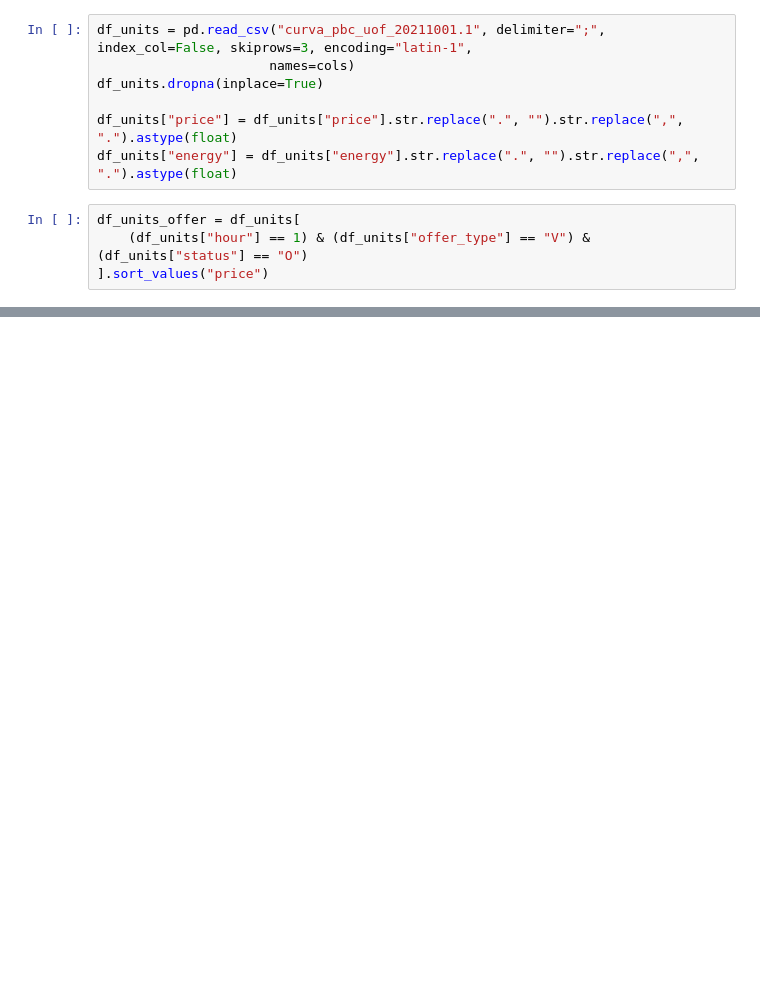
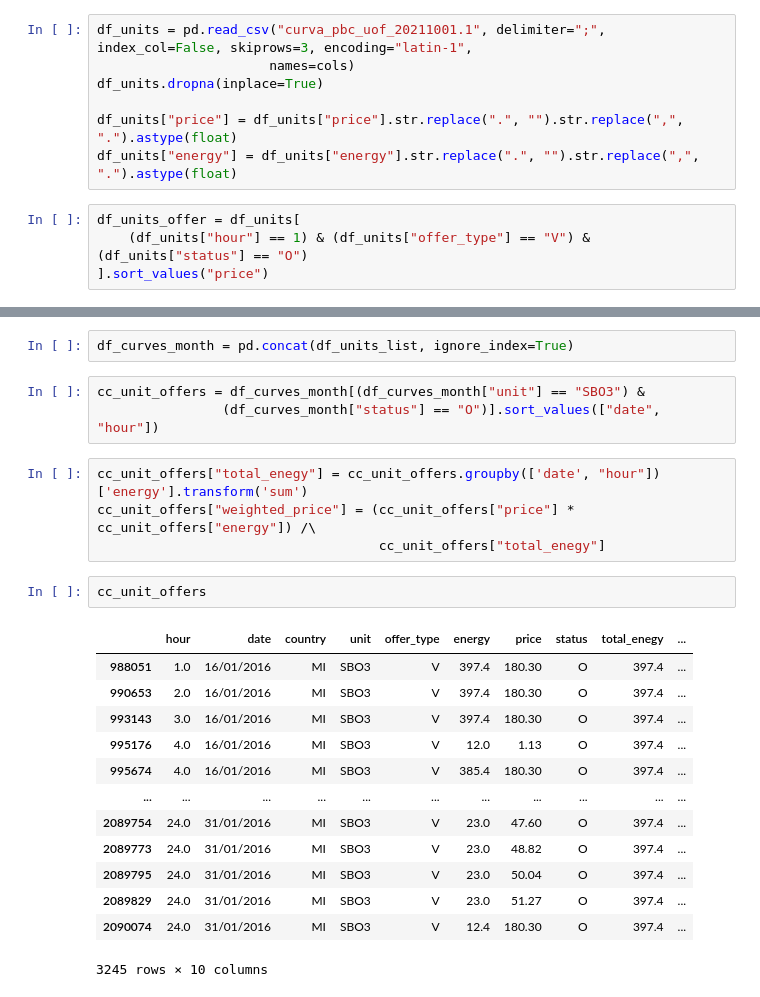
Before and after one commit to NonoMalpi/electricity, a Jupyter notebook: notebooks/AgentCurves.ipynb, the cells around one changed output, grey strips where cells are left out. Saved outputs shown, nothing was run; the diff lists cells and outputs as text; blank space fills up the shorter version.

```diff
--- a/notebooks/AgentCurves.ipynb
+++ b/notebooks/AgentCurves.ipynb
@@ -98,0 +100,25 @@ df_units_offer.head(50)
+# %%
+df_curves_month = pd.concat(df_units_list, ignore_index=True)
+# %%
+cc_unit_offers = df_curves_month[(df_curves_month["unit"] == "SBO3") &
+                (df_curves_month["status"] == "O")].sort_values(["date", "hour"])
+# %%
+cc_unit_offers["total_enegy"] = cc_unit_offers.groupby(['date', "hour"])['energy'].transform('sum')
+cc_unit_offers["weighted_price"] = (cc_unit_offers["price"] * cc_unit_offers["energy"]) /\
+                                    cc_unit_offers["total_enegy"]
+# %%
+cc_unit_offers
+# %% [output]
+|  | hour | date | country | unit | offer_type | energy | price | status | total_enegy | ... |
+| 988051 | 1.0 | 16/01/2016 | MI | SBO3 | V | 397.4 | 180.30 | O | 397.4 | ... |
+| 990653 | 2.0 | 16/01/2016 | MI | SBO3 | V | 397.4 | 180.30 | O | 397.4 | ... |
+| 993143 | 3.0 | 16/01/2016 | MI | SBO3 | V | 397.4 | 180.30 | O | 397.4 | ... |
+| 995176 | 4.0 | 16/01/2016 | MI | SBO3 | V | 12.0 | 1.13 | O | 397.4 | ... |
+| 995674 | 4.0 | 16/01/2016 | MI | SBO3 | V | 385.4 | 180.30 | O | 397.4 | ... |
+| ... | ... | ... | ... | ... | ... | ... | ... | ... | ... | ... |
+| 2089754 | 24.0 | 31/01/2016 | MI | SBO3 | V | 23.0 | 47.60 | O | 397.4 | ... |
+| 2089773 | 24.0 | 31/01/2016 | MI | SBO3 | V | 23.0 | 48.82 | O | 397.4 | ... |
+| 2089795 | 24.0 | 31/01/2016 | MI | SBO3 | V | 23.0 | 50.04 | O | 397.4 | ... |
+| 2089829 | 24.0 | 31/01/2016 | MI | SBO3 | V | 23.0 | 51.27 | O | 397.4 | ... |
+| 2090074 | 24.0 | 31/01/2016 | MI | SBO3 | V | 12.4 | 180.30 | O | 397.4 | ... |
+3245 rows × 10 columns
```
Also changed, not shown: parts of 10 cells of this notebook, 2 other files.
